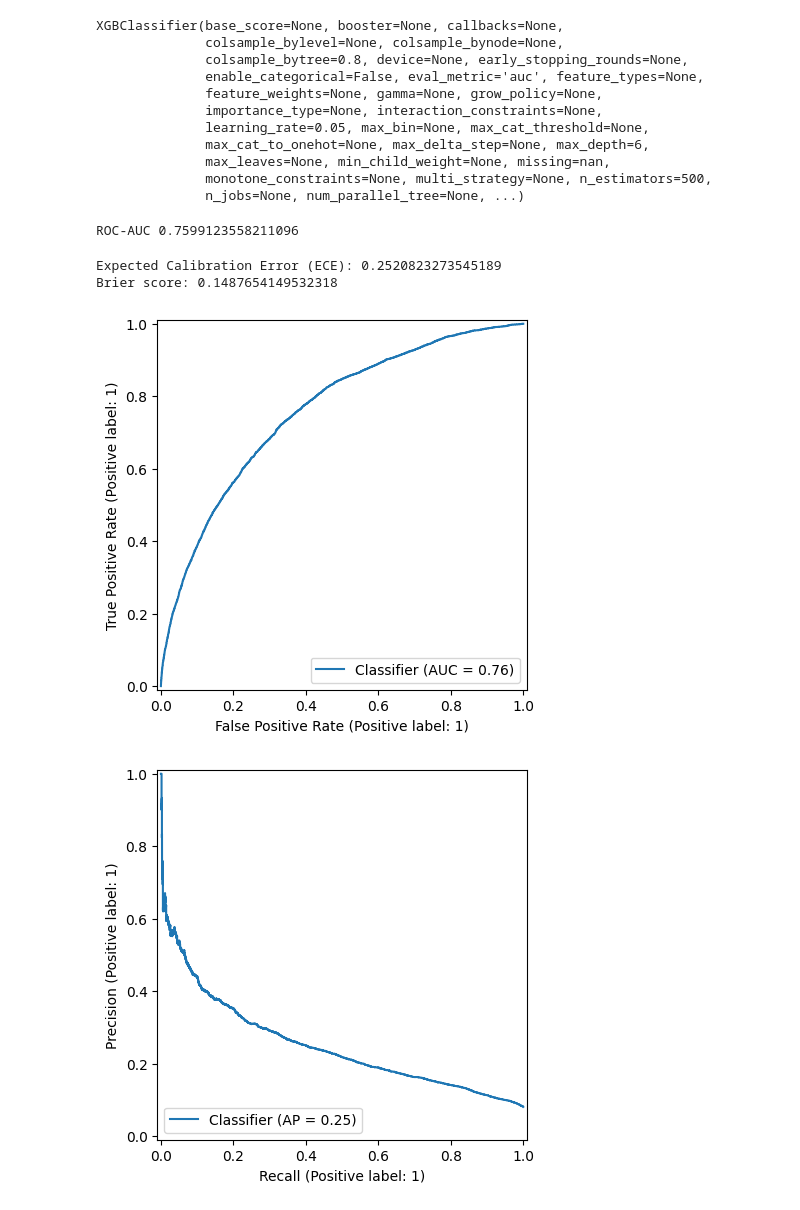
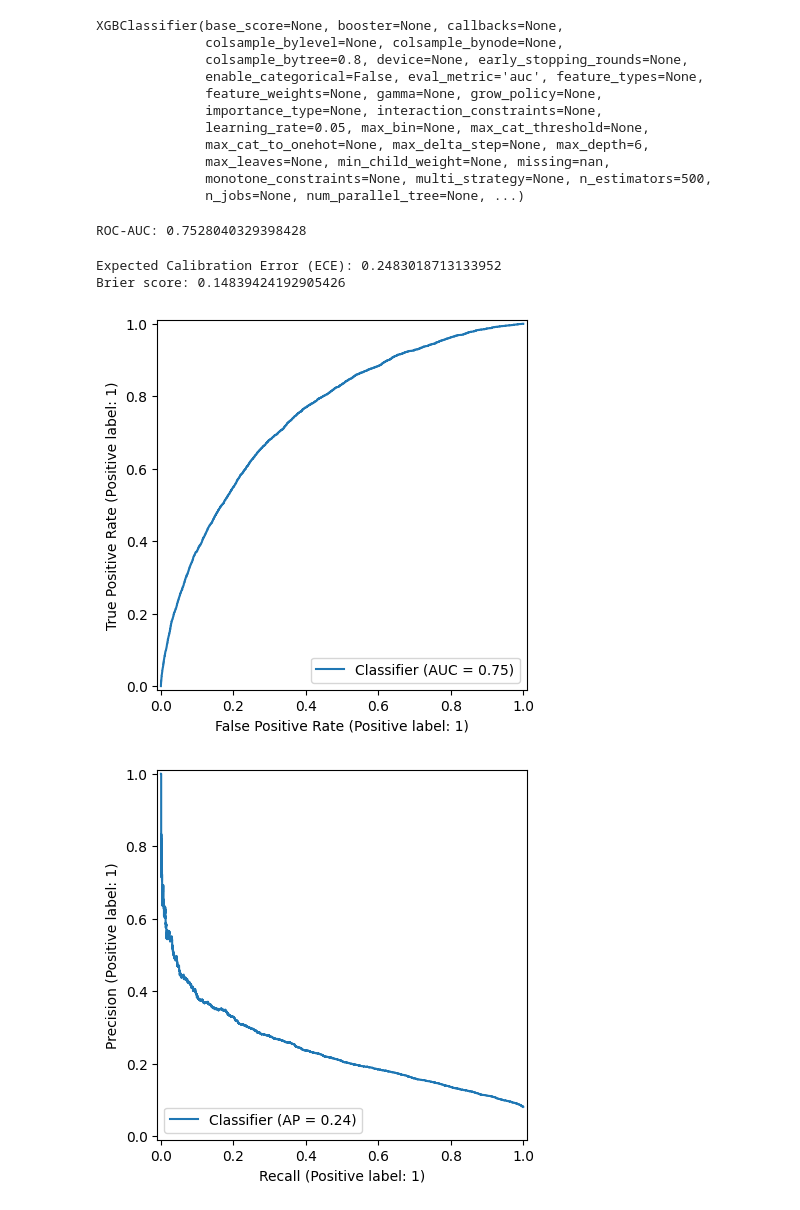
Before and after one commit to pratiksingh1296/credit-risk-modeling, a Jupyter notebook: notebooks/07_xgb_modeling.ipynb, the cells around one changed output. Drawn from its saved outputs; the diff is of its cells as text; code cells hidden in the pictures.

```diff
--- a/notebooks/07_xgb_modeling.ipynb
+++ b/notebooks/07_xgb_modeling.ipynb
@@ -12,10 +12,12 @@ shap.initjs()
 # %% [output]
 [interactive output not drawn]
 # %%
-X_train, y_train = load("C:/Users/Pratik/DS/credit-risk-ml/models/train_data.joblib")
-X_test, y_test = load("C:/Users/Pratik/DS/credit-risk-ml/models/test_data.joblib")
+X_fit, y_fit = load("../models/fit_data.joblib")
+X_val, y_val = load("../models/validation_data.joblib")
+X_train, y_train = load("../models/train_data.joblib")
+X_test, y_test = load("../models/test_data.joblib")
 # %%
-preprocessor = load("C:/Users/Pratik/DS/credit-risk-ml/models/preprocessor_fit.joblib")
+preprocessor = load("../models/preprocessor_fit.joblib")
 
-X_train_processed = preprocessor.transform(X_train)
-X_test_processed = preprocessor.transform(X_test)
+X_fit_processed = preprocessor.transform(X_fit)
+X_val_processed = preprocessor.transform(X_val)
@@ -31,7 +35,7 @@ xgb_model = XGBClassifier(
     eval_metric = 'auc'
 )
 
-xgb_model.fit(X_train_processed, y_train)
+xgb_model.fit(X_fit_processed, y_fit)
 # %% [output]
 XGBClassifier(base_score=None, booster=None, callbacks=None,
               colsample_bylevel=None, colsample_bynode=None,
@@ -45,11 +49,14 @@ XGBClassifier(base_score=None, booster=None, callbacks=None,
               monotone_constraints=None, multi_strategy=None, n_estimators=500,
               n_jobs=None, num_parallel_tree=None, ...)
 # %%
-y_pred_xgb = xgb_model.predict(X_test_processed)
-y_prob_xgb = xgb_model.predict_proba(X_test_processed)[:, 1]
-print('ROC-AUC', roc_auc_score(y_test,y_prob_xgb))
+y_val_pred = xgb_model.predict(X_val_processed)
+y_val_proba = xgb_model.predict_proba(X_val_processed)[:, 1]
+
+# Roc
+roc_auc_xgb = roc_auc_score(y_val, y_val_proba)
+print(f'ROC-AUC: {roc_auc_xgb}')
 # %% [output]
-ROC-AUC 0.7599123558211096
+ROC-AUC: 0.7528040329398428
 # %%
 # Calculating ECE
 def expected_calibration_error(y_true, y_prob, n_bins=10):
@@ -67,25 +74,25 @@ def expected_calibration_error(y_true, y_prob, n_bins=10):
             ece += np.sum(bin_mask) / len(y_true) * np.abs(bin_acc - bin_conf)
     return ece
 
-ece = expected_calibration_error(y_test, y_prob_xgb)
-print(f"Expected Calibration Error (ECE): {ece}")
+ece_xgb = expected_calibration_error(y_val, y_val_proba)
+print(f"Expected Calibration Error (ECE): {ece_xgb}")
 
 # Brier Score
-brier = brier_score_loss(y_test, y_prob_xgb)
-print(f"Brier score: {brier}")
+brier_xgb = brier_score_loss(y_val, y_val_proba)
+print(f"Brier score: {brier_xgb}")
 # %% [output]
-Expected Calibration Error (ECE): 0.2520823273545189
-Brier score: 0.1487654149532318
+Expected Calibration Error (ECE): 0.2483018713133952
+Brier score: 0.14839424192905426
 # %%
 # Plots
-roc_disp = RocCurveDisplay.from_predictions(y_test, y_prob_xgb)
+roc_disp = RocCurveDisplay.from_predictions(y_val, y_val_proba)
 plt.savefig('C:/Users/Pratik/DS/credit-risk-ml/reports/figures/roc_disp_xgb.png',dpi=300,bbox_inches='tight')
 plt.show()
 
-pr_disp = PrecisionRecallDisplay.from_predictions(y_test, y_prob_xgb)
+pr_disp = PrecisionRecallDisplay.from_predictions(y_val, y_val_proba)
 plt.savefig('C:/Users/Pratik/DS/credit-risk-ml/reports/figures/pr_disp_xgb.png',dpi=300,bbox_inches='tight')
 plt.show()
 # %% [output]
-[figure, old version]
+[figure, new version]
-[figure, old version]
+[figure, new version]
 # %% [markdown]
```
Also changed, not shown: parts of 27 cells of this notebook, 31 other files.
